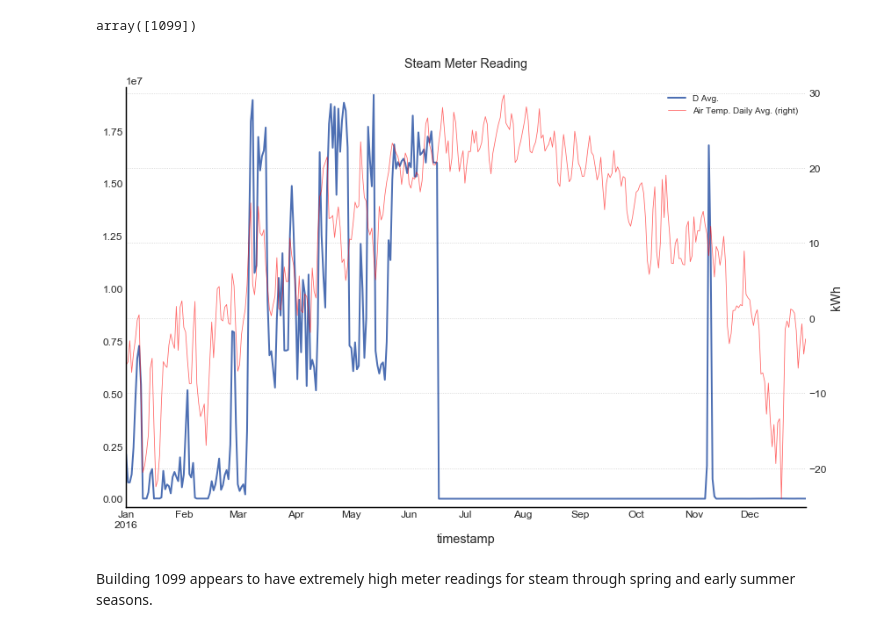
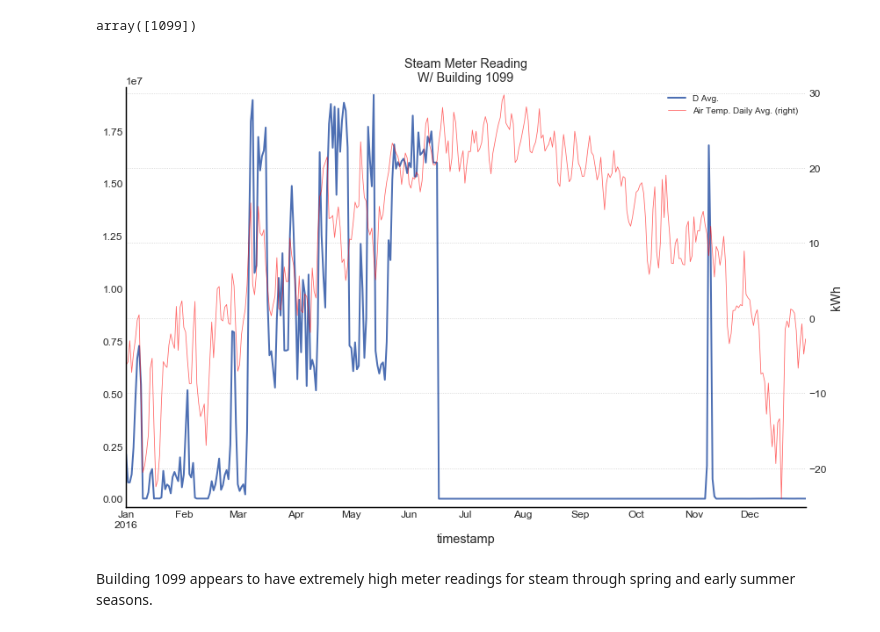
Before and after one commit to sergatron/ASHRAE---Great-Energy-Predictor-III, a Jupyter notebook: EDA/eda.ipynb, the cells around one changed output. Saved outputs shown, nothing was run; the diff lists cells and outputs as text; code cells hidden in the pictures.

```diff
--- a/EDA/eda.ipynb
+++ b/EDA/eda.ipynb
@@ -788,8 +788,10 @@ bldg_1099 = all_df[all_df['building_id'] == 1099]
 # %%
 # PLOT: Building 1099
 plot_meter(2, df=bldg_1099)
+plt.title('Steam Meter Reading\nW/ Building 1099')
+plt.show()
 # %% [output]
-[figure, old version]
+[figure, new version]
 # %% [markdown]
 Building 1099 appears to have extremely high meter readings for steam through spring and early summer seasons.
 # %%
```
Also changed, not shown: parts of 5 cells of this notebook.
